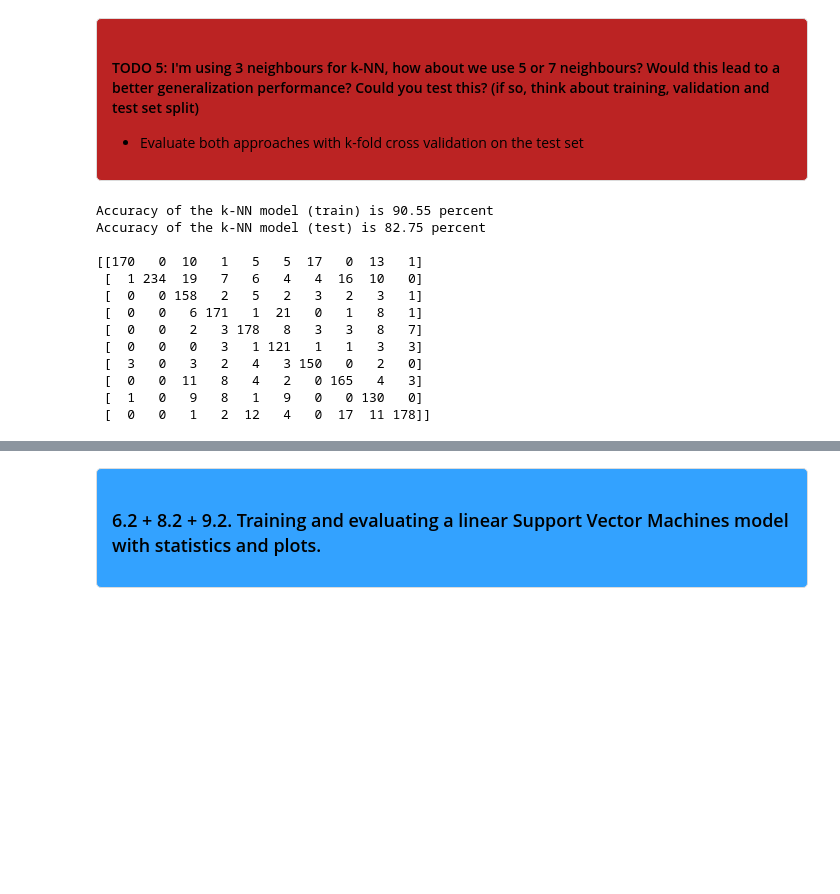
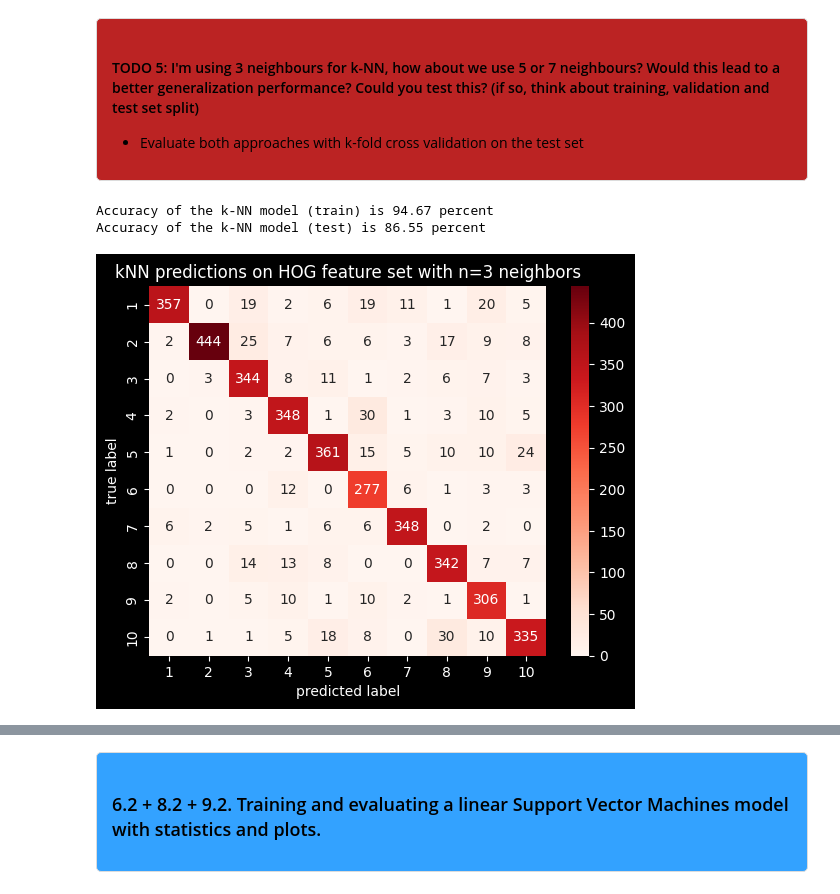
Before and after one commit to Victor-L-Almgren/Collaboration-Repo, a Jupyter notebook: Applied machine learning/Module 1/Lab 1.ipynb, the cells around one changed output, grey strips where cells are left out. Drawn from its saved outputs; the diff is of its cells as text; code cells hidden in the pictures; blank space fills up the shorter version.

```diff
--- a/Applied machine learning/Module 1/Lab 1.ipynb
+++ b/Applied machine learning/Module 1/Lab 1.ipynb
@@ -182,11 +184,11 @@ print(X_train.shape)
 (50, 28, 28, 1)
 (50, 784)
 # %%
-# Extract (HOG) features from the image data (grab a coffee! This might take a while if you are not on a powerful machine) TODO: Save these as new datafiles? Yes!
+# Extract (HOG) features from the image data (grab a coffee! This might take a while if you are not on a powerful machine)
 
-X_train = extract_HOG_features_from_image_data(data_train[:2000, :, :, :])
-X_test = extract_HOG_features_from_image_data(data_test[:2000, :, :, :])
-y_train = np.array(labels_train[:2000], dtype='i').ravel()
-y_test = np.array(labels_test[:2000], dtype='i').ravel()
+sample_size = 4000  # Increased the sample size
 
-X_train.shape
+X_train_HOG = extract_HOG_features_from_image_data(data_train[:sample_size, :, :, :])
+X_test_HOG = extract_HOG_features_from_image_data(data_test[:sample_size, :, :, :])
+y_train = np.array(labels_train[:sample_size], dtype='i').ravel()
+y_test = np.array(labels_test[:sample_size], dtype='i').ravel()
@@ -250,9 +290,11 @@ def normalize_each_feature(df_input):
     return stats.zscore(df_input)
 # %%
 # check to see if we have uninformative features, if so remove them from the training data set (and drop them from the test set also later)
-X_train_with_columns_dropped, columns_that_was_dropped = remove_uninformative_features(X_train)
+X_train_HOG_with_columns_dropped, columns_that_was_dropped_HOG = remove_uninformative_features(X_train_HOG)
 
-X_train_normalized = normalize_each_feature(X_train_with_columns_dropped)
+X_train_HOG_normalized = normalize_each_feature(X_train_HOG_with_columns_dropped)
+X_test_HOG_normalized = normalize_each_feature(X_test_HOG.drop(columns_that_was_dropped_HOG, axis=1))
 
-X_test_normalized = normalize_each_feature(X_test.drop(columns_that_was_dropped, axis=1))
+X_train_HOG_normalized = X_train_HOG_normalized.to_numpy(dtype=np.float64)
+X_test_HOG_normalized = X_test_HOG_normalized.to_numpy(dtype=np.float64)
 # %%
@@ -277,28 +324,23 @@ X_test_normalized = X_test_normalized.to_numpy(dtype=np.float64)
 
 - Evaluate both approaches with k-fold cross validation on the test set
 # %%
-# Train a model using k-NN (by use of the scikit-learn module)
+# Train a kNN model on HOG features
 
-clf_neigh = KNeighborsClassifier(n_neighbors=7)
-clf_neigh.fit(X_train_normalized, y_train)
-print("Accuracy of the k-NN model (train) is %2.2f percent " % float(clf_neigh.score(X_train_normalized, y_train)*100.0))
-print("Accuracy of the k-NN model (test) is %2.2f percent" % float(clf_neigh.score(X_test_normalized, y_test)*100.0))
+kNN_HOG = KNeighborsClassifier(n_neighbors=3)
+kNN_HOG.fit(X_train_HOG_normalized, y_train)
+print("Accuracy of the k-NN model (train) is %2.2f percent " % float(kNN_HOG.score(X_train_HOG_normalized, y_train)*100.0))
+print("Accuracy of the k-NN model (test) is %2.2f percent" % float(kNN_HOG.score(X_test_HOG_normalized, y_test)*100.0))
 
-predictlable = clf_neigh.predict(X_test_normalized)
-print()
-cm = confusion_matrix(predictlable,y_test)              ### make a better confusion matrix plot here
-print(cm)
+kNN_predictions_HOG = kNN_HOG.predict(X_test_HOG_normalized)
+
+# We use the seaborn library to make a heatmap instead of using the plot_confusion_matrix, since this function is deprecated in the scikit learn library
+kNN_cm_HOG = confusion_matrix(kNN_predictions_HOG, y_test)
+sns.heatmap(kNN_cm_HOG, annot=True, fmt='d', cmap="Reds", xticklabels=range(1,11), yticklabels=range(1,11))
+plt.title("kNN predictions on HOG feature set with n=3 neighbors")
+plt.xlabel("predicted label")
+plt.ylabel("true label")
+plt.show()
 # %% [output]
-Accuracy of the k-NN model (train) is 90.55 percent
-Accuracy of the k-NN model (test) is 82.75 percent
-
-[[170   0  10   1   5   5  17   0  13   1]
- [  1 234  19   7   6   4   4  16  10   0]
- [  0   0 158   2   5   2   3   2   3   1]
- [  0   0   6 171   1  21   0   1   8   1]
- [  0   0   2   3 178   8   3   3   8   7]
- [  0   0   0   3   1 121   1   1   3   3]
- [  3   0   3   2   4   3 150   0   2   0]
- [  0   0  11   8   4   2   0 165   4   3]
- [  1   0   9   8   1   9   0   0 130   0]
- [  0   0   1   2  12   4   0  17  11 178]]
+Accuracy of the k-NN model (train) is 94.67 percent
+Accuracy of the k-NN model (test) is 86.55 percent
+[figure, added]
```
Also changed, not shown: parts of 12 cells of this notebook.
